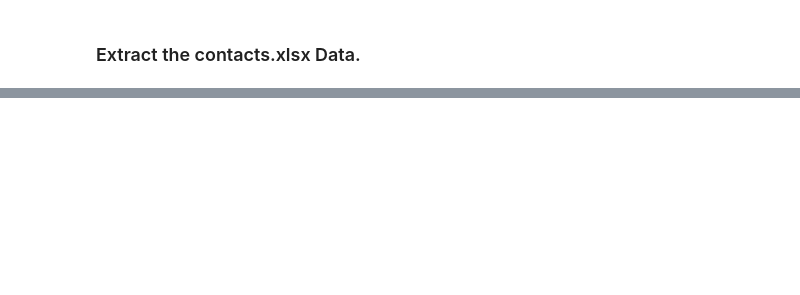
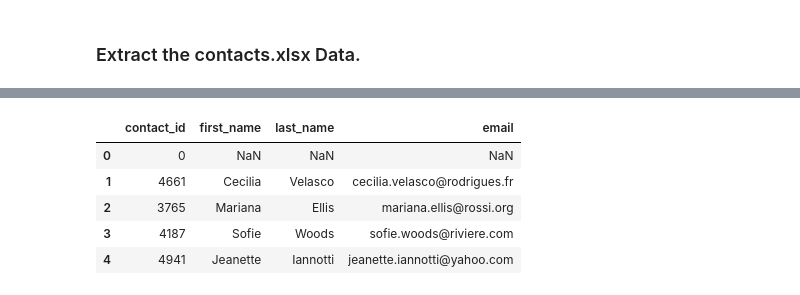
Before and after one commit to CRFitzgerald/Crowdfunding_ETL, a Jupyter notebook: ETL_Mini_Project_Starter_Code_CFitzgerald.ipynb, the cells around one changed output, grey strips where cells are left out. Cells and saved outputs as stored; diff of their text form; code cells hidden in the pictures; blank space fills up the shorter version.

```diff
--- a/ETL_Mini_Project_Starter_Code_CFitzgerald.ipynb
+++ b/ETL_Mini_Project_Starter_Code_CFitzgerald.ipynb
@@ -313,2 +389,13 @@ print(dict_values)
+# %%
+# Create a copy of the contact_info_df with the 'contact_id', 'name', 'email' columns.
+contacts_df_clean = contact_info_df_copy[["contact_id","first_name","last_name","email"]].copy()
+contacts_df_clean.head()
+# %% [output]
+|  | contact_id | first_name | last_name | email |
+| 0 | 0 | NaN | NaN | NaN |
+| 1 | 4661 | Cecilia | Velasco | cecilia.velasco@rodrigues.fr |
+| 2 | 3765 | Mariana | Ellis | mariana.ellis@rossi.org |
+| 3 | 4187 | Sofie | Woods | sofie.woods@riviere.com |
+| 4 | 4941 | Jeanette | Iannotti | jeanette.iannotti@yahoo.com |
 # %%
 # Check the datatypes one more time before exporting as CSV file.
```
Also changed, not shown: parts of 29 cells of this notebook, 1 other file.
